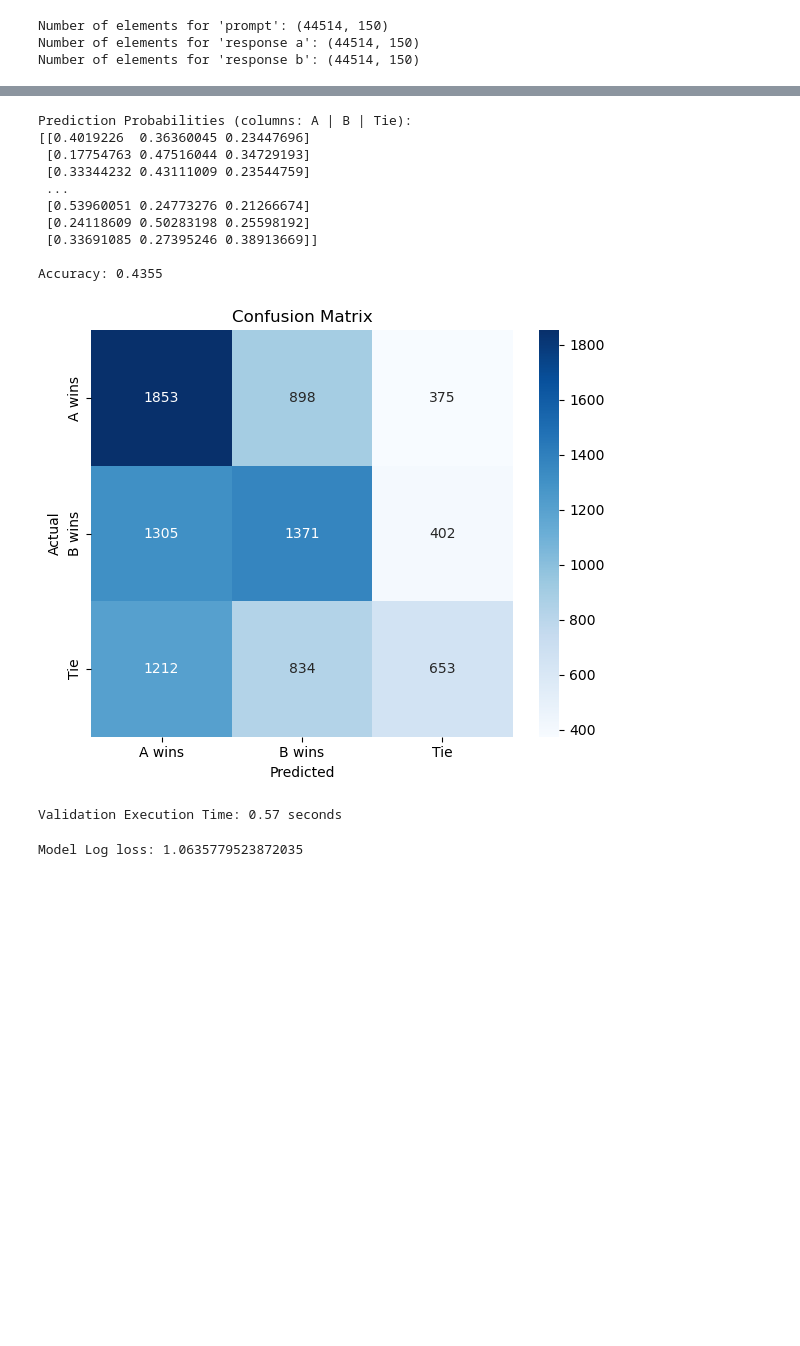
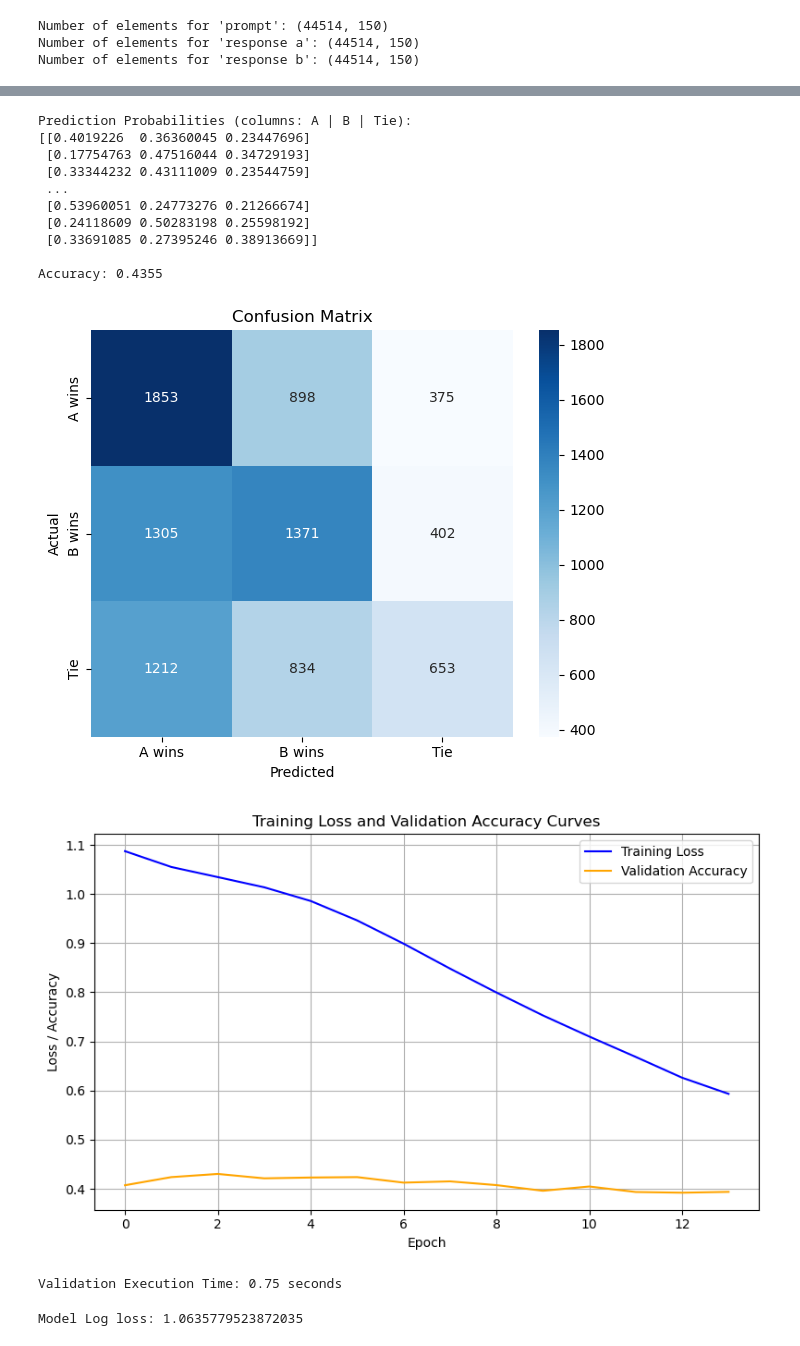
Before and after one commit to AlperCeyhun/llm-classification-finetuning, a Jupyter notebook: src/model/llm-classification-finetuning.ipynb, the cells around one changed output, grey strips where cells are left out. Cells and saved outputs as stored; diff of their text form; code cells hidden in the pictures; blank space fills up the shorter version.

Commit message:
added train loss and validation accuracy curves

```diff
--- a/src/model/llm-classification-finetuning.ipynb
+++ b/src/model/llm-classification-finetuning.ipynb
@@ -171,34 +171,51 @@ micro_precision = precision_score(train_y_val, value_y_predict, average='micro')
 micro_recall = recall_score(train_y_val, value_y_predict, average='micro')
 
 print(f"\nAccuracy: {accuracy:.4f}")
 
 # Visualize confusion matrix
 plt.figure(figsize=(6, 5))
 sns.heatmap(cm, annot=True, fmt='d', cmap='Blues',
             xticklabels=['A wins', 'B wins', 'Tie'],
             yticklabels=['A wins', 'B wins', 'Tie'])
 plt.title("Confusion Matrix")
 plt.xlabel("Predicted")
 plt.ylabel("Actual")
 plt.tight_layout()
 plt.show()
 
+# --- Training and Validation Curves ---
+
+plt.figure(figsize=(8, 5))
+plt.plot(model.loss_curve_, label='Training Loss', color='blue')
+if hasattr(model, "validation_scores_"):
+    plt.plot(model.validation_scores_, label='Validation Accuracy', color='orange')
+    plt.ylabel("Loss / Accuracy")
+else:
+    plt.ylabel("Loss")
+plt.xlabel("Epoch")
+plt.title("Training Loss and Validation Accuracy Curves")
+plt.legend()
+plt.grid(True)
+plt.tight_layout()
+plt.show()
+
 end = datetime.now()
 execution_time = (end - start).total_seconds()
 print(f"\nValidation Execution Time: {execution_time:.2f} seconds")
 # %% [output]
 Prediction Probabilities (columns: A | B | Tie):
 [[0.4019226  0.36360045 0.23447696]
  [0.17754763 0.47516044 0.34729193]
  [0.33344232 0.43111009 0.23544759]
  ...
  [0.53960051 0.24773276 0.21266674]
  [0.24118609 0.50283198 0.25598192]
  [0.33691085 0.27395246 0.38913669]]
 
 Accuracy: 0.4355
 [figure]
+[figure, added]
-Validation Execution Time: 0.57 seconds
+Validation Execution Time: 0.75 seconds
 # %%
 model_log_loss = log_loss(train_y_val, value_y_probabilities)
 print('Model Log loss:', model_log_loss)
```
Also changed, not shown: parts of 1 cell of this notebook, 3 other files.
